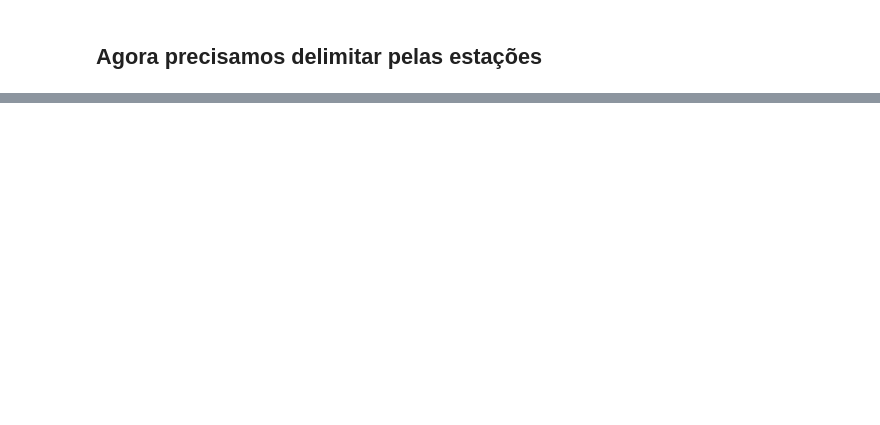
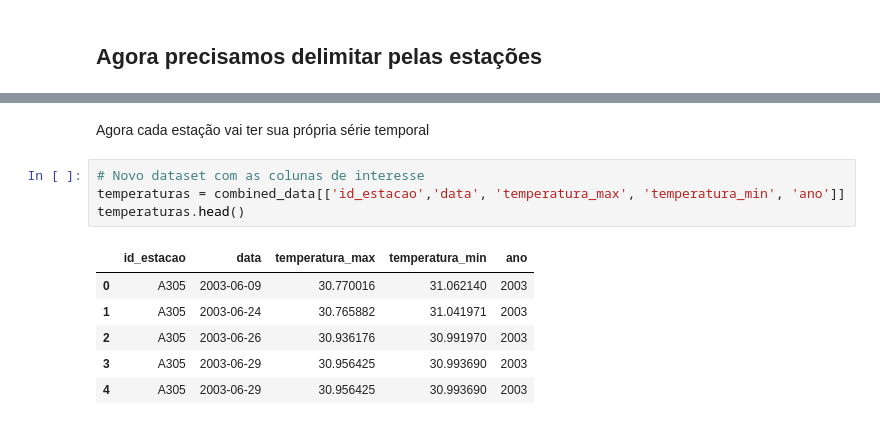
Before and after one commit to ArthurrCr/Projeto_PDI_, a Jupyter notebook: notebooks/primeira_abordagem.ipynb, the cells around one changed output, grey strips where cells are left out. Drawn from its saved outputs; the diff is of its cells as text; blank space fills up the shorter version.

```diff
--- a/notebooks/primeira_abordagem.ipynb
+++ b/notebooks/primeira_abordagem.ipynb
@@ -378,0 +521,13 @@ Saved extracted GeoTiff for year 2022 at ../dados/extracted_tiff_caatinga\caatin
+# %% [markdown]
+Agora cada estação vai ter sua própria série temporal
+# %%
+# Novo dataset com as colunas de interesse
+temperaturas = combined_data[['id_estacao','data', 'temperatura_max', 'temperatura_min', 'ano']]
+temperaturas.head()
+# %% [output]
+|  | id_estacao | data | temperatura_max | temperatura_min | ano |
+| 0 | A305 | 2003-06-09 | 30.770016 | 31.062140 | 2003 |
+| 1 | A305 | 2003-06-24 | 30.765882 | 31.041971 | 2003 |
+| 2 | A305 | 2003-06-26 | 30.936176 | 30.991970 | 2003 |
+| 3 | A305 | 2003-06-29 | 30.956425 | 30.993690 | 2003 |
+| 4 | A305 | 2003-06-29 | 30.956425 | 30.993690 | 2003 |
```
Also changed, not shown: parts of 16 cells of this notebook, 5 other files.
